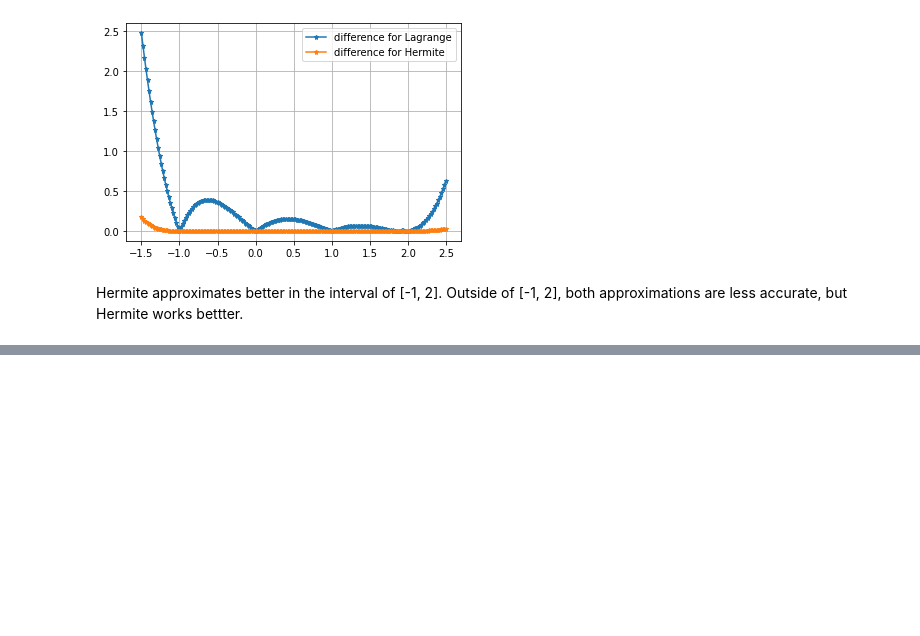
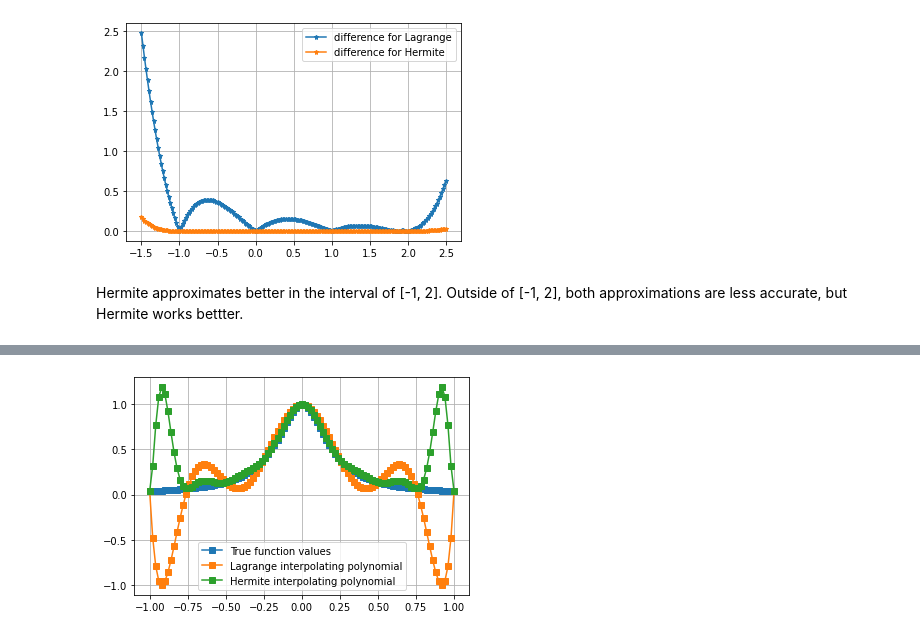
Before and after one commit to n8tlmps/MATH323-NumericalAnalysis, a Jupyter notebook: Lab5.ipynb, the cells around one changed output, grey strips where cells are left out. Drawn from its saved outputs; the diff is of its cells as text; code cells hidden in the pictures; blank space fills up the shorter version.

Commit message:
newtonDivDiff/hermiteDivDiff

```diff
--- a/Lab5.ipynb
+++ b/Lab5.ipynb
@@ -127,0 +141,21 @@ Hermite approximates better in the interval of [-1, 2]. Outside of [-1, 2], both
+# %%
+f = lambda x: 1 / (1 + 25*x**2)
+fd = lambda x: -50*x / (25*x**2 +1)**2
+xx = np.linspace(-1,1,9) # divide [-1,1] into 8 equal size subintervals
+ff = f(xx)
+ffd = fd(xx)
+xp = np.linspace(-1, 1, 101)
+
+from lagrangeInterpFD import lagrangeInterpFD
+from hermiteInterp import hermiteInterp
+FDapprox = lagrangeInterpFD(xx, ff, xp)
+Happrox = hermiteInterp(xx, ff, ffd, xp)
+
+plt.plot(xp, f(xp), marker='s', markersize=6) # true values
+plt.plot(xp, FDapprox, marker='s', markersize=6) # Lagrange approx
+plt.plot(xp, Happrox, marker='s', markersize=6) # Hermite approx
+plt.legend(["True function values", "Lagrange interpolating polynomial", "Hermite interpolating polynomial"])
+plt.grid()
+plt.show()
+# %% [output]
+[figure, added]
```
Also changed, not shown: parts of 8 cells of this notebook.
